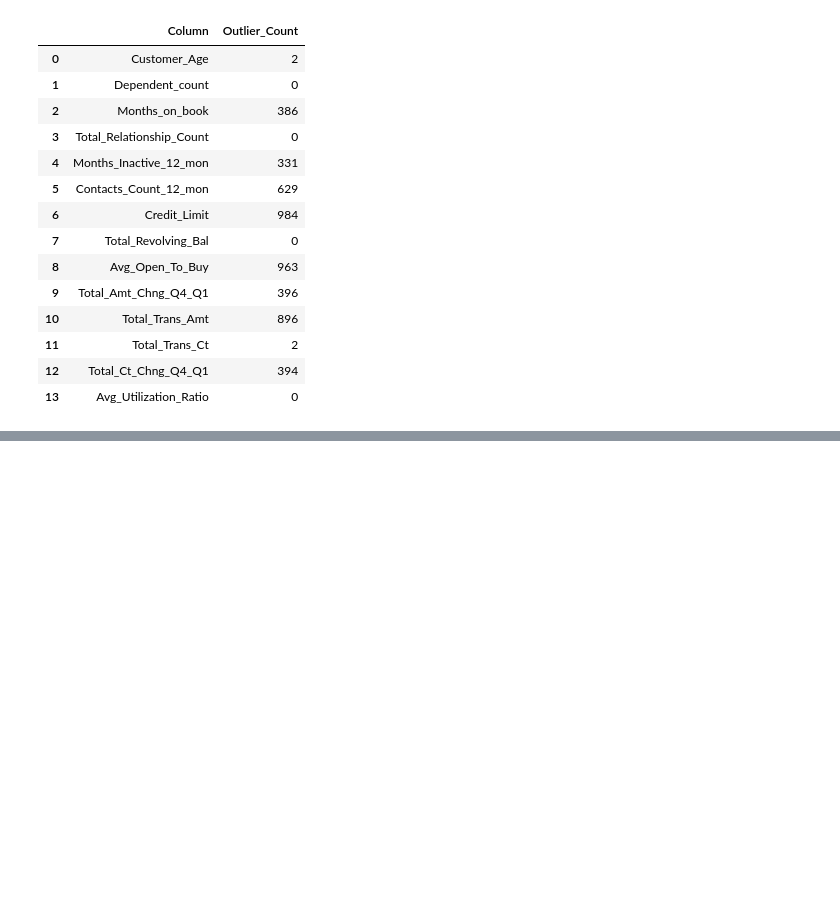
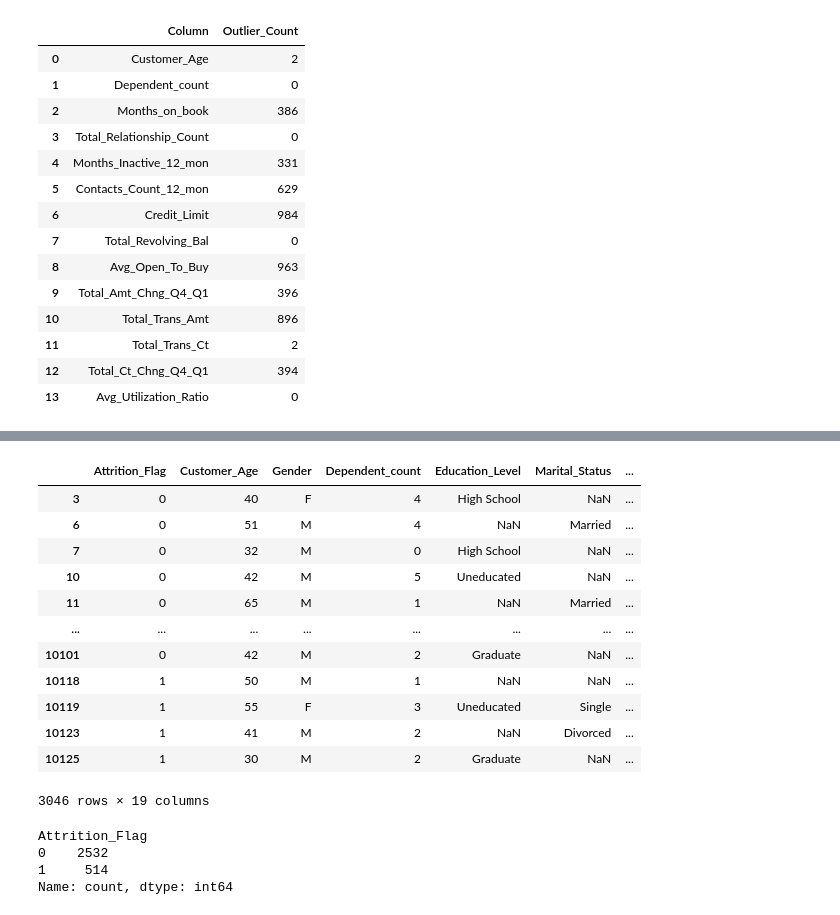
Before and after one commit to abhiramiam005-eng/Bank-Customer-Churn-Prediction, a Jupyter notebook: Bank_Churn_Prediction.ipynb, the cells around one changed output, grey strips where cells are left out. Saved outputs shown, nothing was run; the diff lists cells and outputs as text; code cells hidden in the pictures; blank space fills up the shorter version.

```diff
--- a/Bank_Churn_Prediction.ipynb
+++ b/Bank_Churn_Prediction.ipynb
@@ -517,0 +612,25 @@ outlier_df
+# %%
+has_null=df_model.isnull().any(axis=1)
+# %%
+df_model[has_null]
+# %% [output]
+|  | Attrition_Flag | Customer_Age | Gender | Dependent_count | Education_Level | Marital_Status | ... |
+| 3 | 0 | 40 | F | 4 | High School | NaN | ... |
+| 6 | 0 | 51 | M | 4 | NaN | Married | ... |
+| 7 | 0 | 32 | M | 0 | High School | NaN | ... |
+| 10 | 0 | 42 | M | 5 | Uneducated | NaN | ... |
+| 11 | 0 | 65 | M | 1 | NaN | Married | ... |
+| ... | ... | ... | ... | ... | ... | ... | ... |
+| 10101 | 0 | 42 | M | 2 | Graduate | NaN | ... |
+| 10118 | 1 | 50 | M | 1 | NaN | NaN | ... |
+| 10119 | 1 | 55 | F | 3 | Uneducated | Single | ... |
+| 10123 | 1 | 41 | M | 2 | NaN | Divorced | ... |
+| 10125 | 1 | 30 | M | 2 | Graduate | NaN | ... |
+3046 rows × 19 columns
+# %%
+df_model[has_null]["Attrition_Flag"].value_counts()
+# %% [output]
+Attrition_Flag
+0    2532
+1     514
+Name: count, dtype: int64
```
Also changed, not shown: parts of 47 cells of this notebook.
